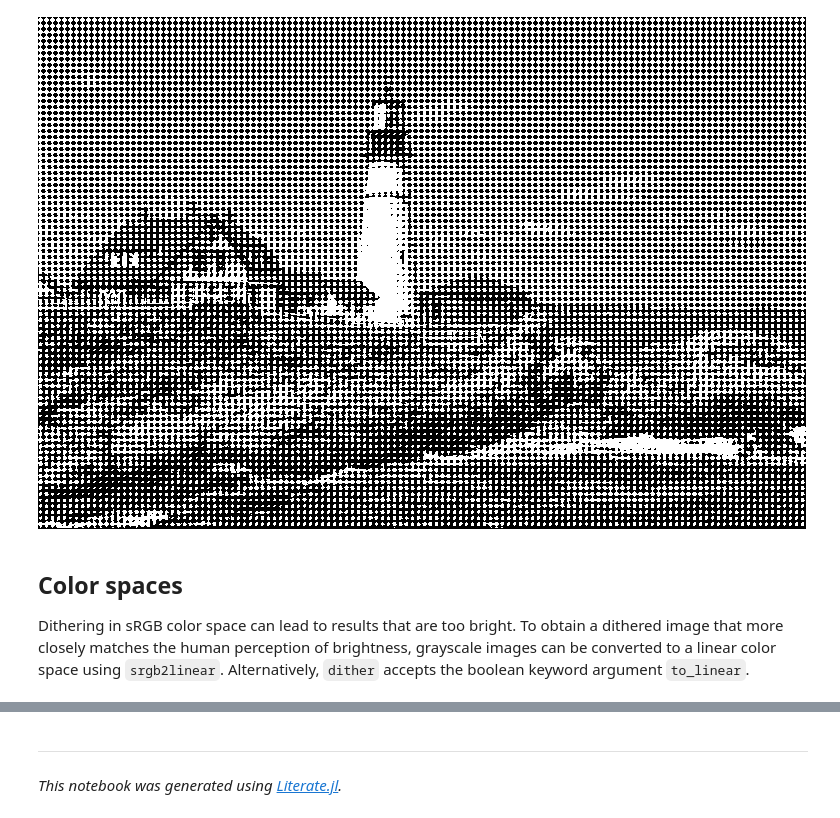
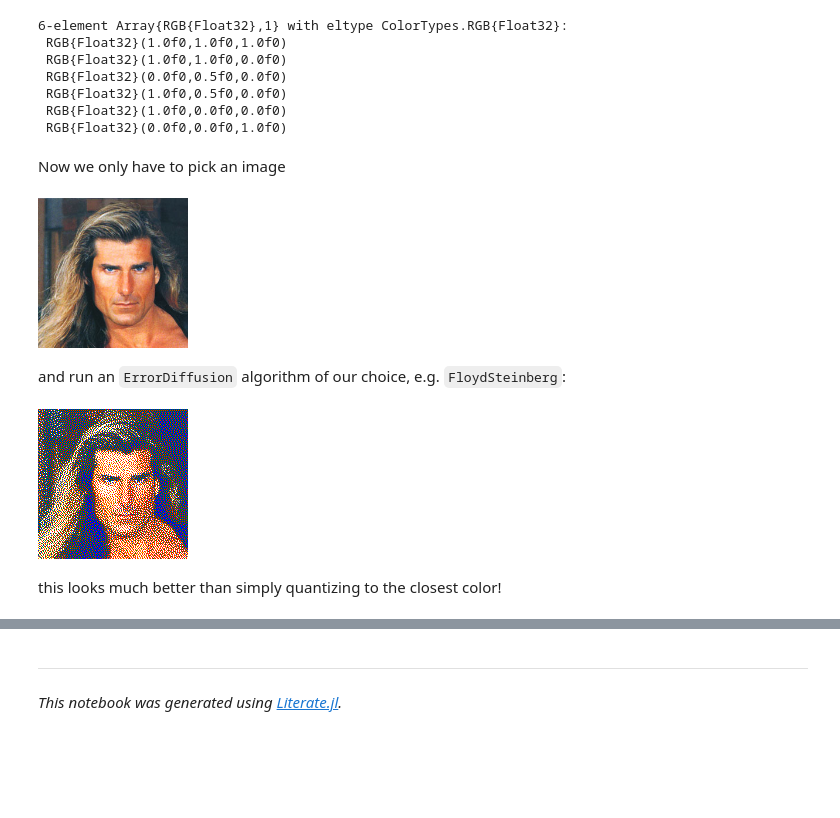
Before and after one commit to JuliaImages/DitherPunk.jl, a Jupyter notebook: dev/generated/simple_example.ipynb, the cells around one changed output, grey strips where cells are left out. Saved outputs shown, nothing was run; the diff lists cells and outputs as text; code cells hidden in the pictures; blank space fills up the shorter version.

```diff
--- a/dev/generated/simple_example.ipynb
+++ b/dev/generated/simple_example.ipynb
@@ -28,11 +59,33 @@ The dithering algorithms return binary matrices of type `Matrix{Gray{Bool}}`.
+# %%
+white = RGB{Float32}(1, 1, 1)
+yellow = RGB{Float32}(1, 1, 0)
+green = RGB{Float32}(0, 0.5, 0)
+orange = RGB{Float32}(1, 0.5, 0)
+red = RGB{Float32}(1, 0, 0)
+blue = RGB{Float32}(0, 0, 1)
+
+rubiks_colors = [white, yellow, green, orange, red, blue]
+# %% [output]
+6-element Array{RGB{Float32},1} with eltype ColorTypes.RGB{Float32}:
+ RGB{Float32}(1.0f0,1.0f0,1.0f0)
+ RGB{Float32}(1.0f0,1.0f0,0.0f0)
+ RGB{Float32}(0.0f0,0.5f0,0.0f0)
+ RGB{Float32}(1.0f0,0.5f0,0.0f0)
+ RGB{Float32}(1.0f0,0.0f0,0.0f0)
+ RGB{Float32}(0.0f0,0.0f0,1.0f0)
+# %% [markdown]
+Now we only have to pick an image
+# %%
+img = testimage("fabio_color_256")
+img = imresize(img, 150, 150)
+# %% [output]
+[figure, added]
+# %% [markdown]
+and run an `ErrorDiffusion` algorithm of our choice, e.g. `FloydSteinberg`:
 # %%
-d = dither(img, BalancedCenteredPoint())
+d = dither(img, FloydSteinberg(), rubiks_colors)
 # %% [output]
-[figure, old version]
+[figure, new version]
-# %% [markdown]
-## Color spaces
-Dithering in sRGB color space can lead to results that are too bright.
-To obtain a dithered image that more closely matches the human perception of brightness,
-grayscale images can be converted to a linear color space using `srgb2linear`.
-Alternatively, `dither` accepts the boolean keyword argument `to_linear`.
+# %% [markdown]
+this looks much better than simply quantizing to the closest color!
 # %%
```
Also changed, not shown: parts of 21 cells of this notebook, 14 other files.
